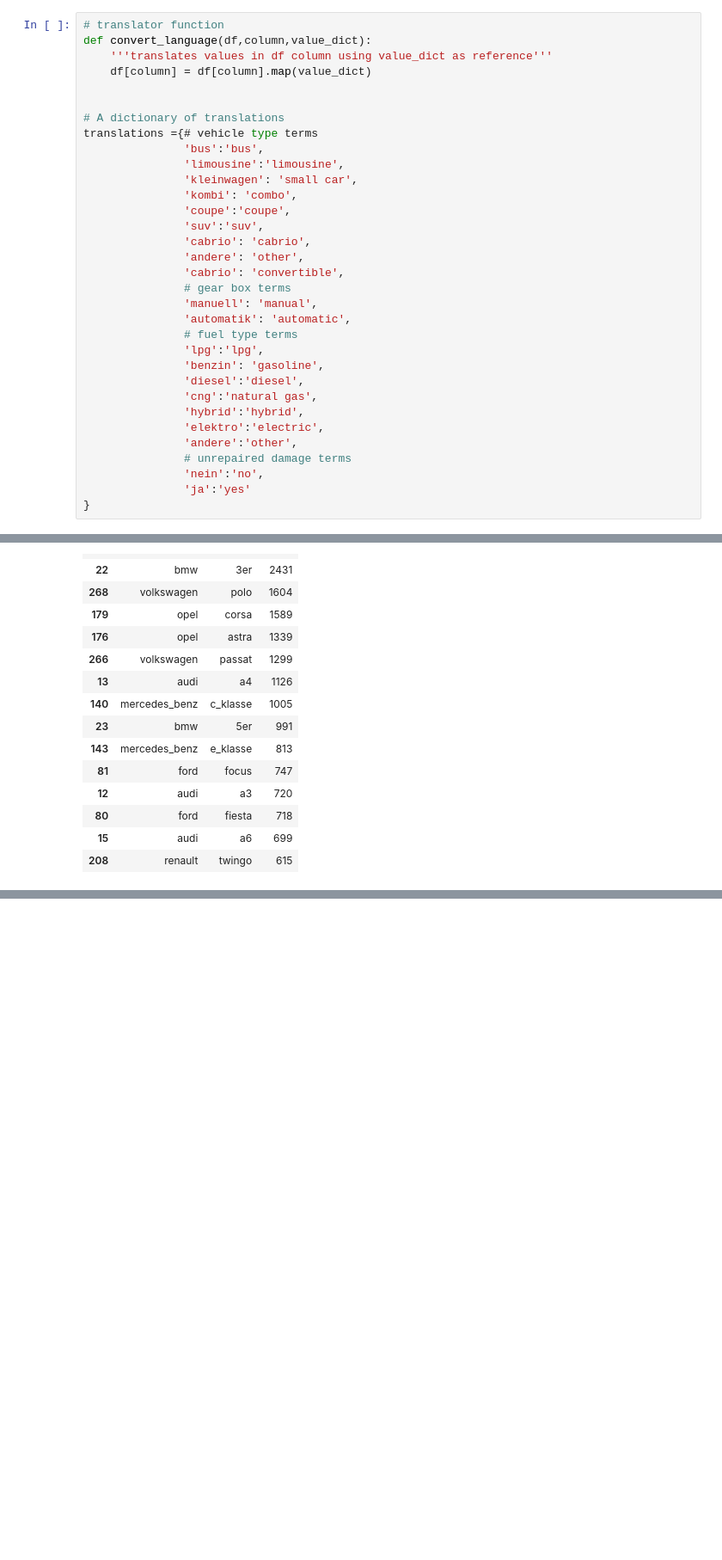
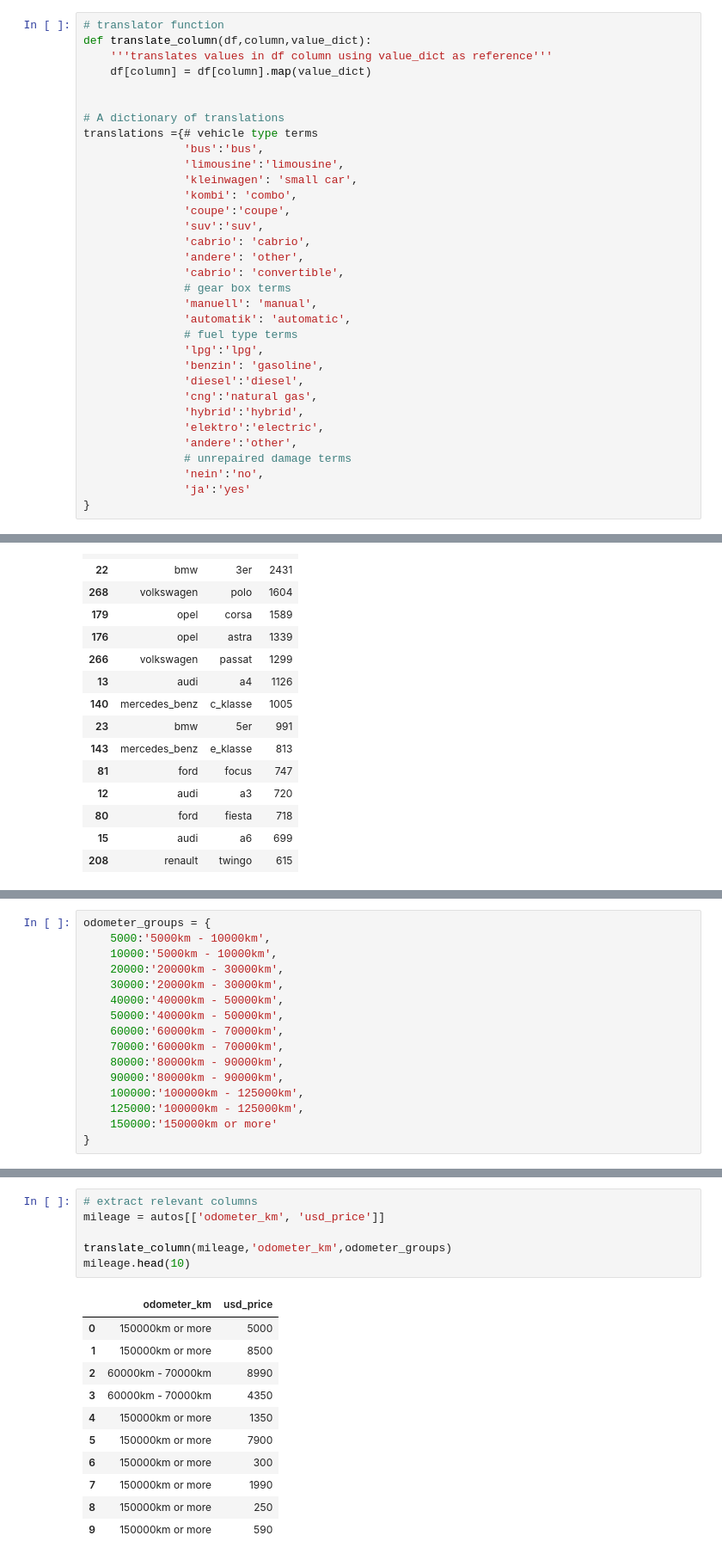
Before and after one commit to Lippins/Ebay_car_sales, a Jupyter notebook: notebook.ipynb, the cells around one changed output, grey strips where cells are left out. Shown: that part at 86% size. Drawn from its saved outputs; the diff is of its cells as text; blank space fills up the shorter version.

Commit message:
Explore mileage and price

```diff
--- a/notebook.ipynb
+++ b/notebook.ipynb
@@ -246,7 +246,7 @@ for column in german_columns:
 We can use this information to build a dictionary of translations for each German word. Then, we will define a function `convert_language()` that will iterate through each of the affected columns and translate their values using records from the dictionary. The `series.map()` method will handle the translation process for us:
 # %%
 # translator function
-def convert_language(df,column,value_dict):
+def translate_column(df,column,value_dict):
     '''translates values in df column using value_dict as reference'''
     df[column] = df[column].map(value_dict)
 
@@ -951,0 +985,16 @@ brand_model_grouped.sort_values(by='count', axis=0, ascending=False).head(15)
+# %%
+odometer_groups = {
+    5000:'5000km - 10000km',
+    10000:'5000km - 10000km',
+    20000:'20000km - 30000km',
+    30000:'20000km - 30000km',
+    40000:'40000km - 50000km',
+    50000:'40000km - 50000km',
+    60000:'60000km - 70000km',
+    70000:'60000km - 70000km',
+    80000:'80000km - 90000km',
+    90000:'80000km - 90000km',
+    100000:'100000km - 125000km',
+    125000:'100000km - 125000km',
+    150000:'150000km or more'
+}
@@ -951,0 +1003,18 @@ brand_model_grouped.sort_values(by='count', axis=0, ascending=False).head(15)
+# %%
+# extract relevant columns
+mileage = autos[['odometer_km', 'usd_price']]
+
+translate_column(mileage,'odometer_km',odometer_groups)
+mileage.head(10)
+# %% [output]
+|  | odometer_km | usd_price |
+| 0 | 150000km or more | 5000 |
+| 1 | 150000km or more | 8500 |
+| 2 | 60000km - 70000km | 8990 |
+| 3 | 60000km - 70000km | 4350 |
+| 4 | 150000km or more | 1350 |
+| 5 | 150000km or more | 7900 |
+| 6 | 150000km or more | 300 |
+| 7 | 150000km or more | 1990 |
+| 8 | 150000km or more | 250 |
+| 9 | 150000km or more | 590 |
```
Also changed, not shown: parts of 9 cells of this notebook.
